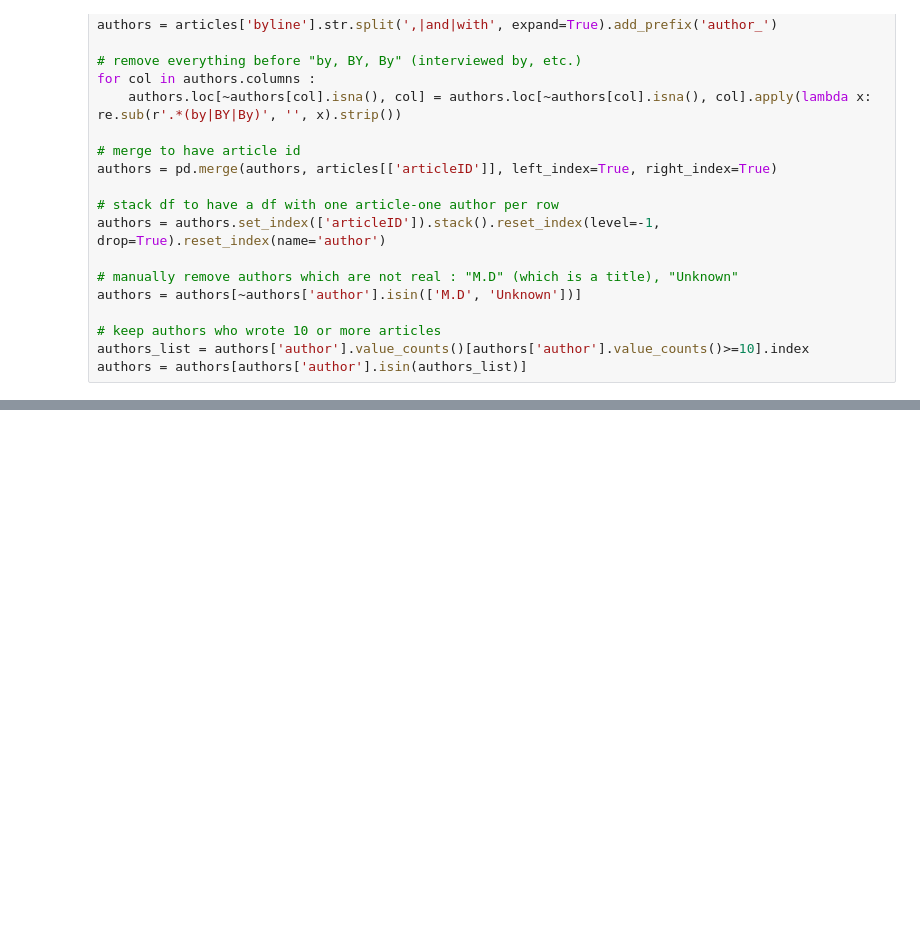
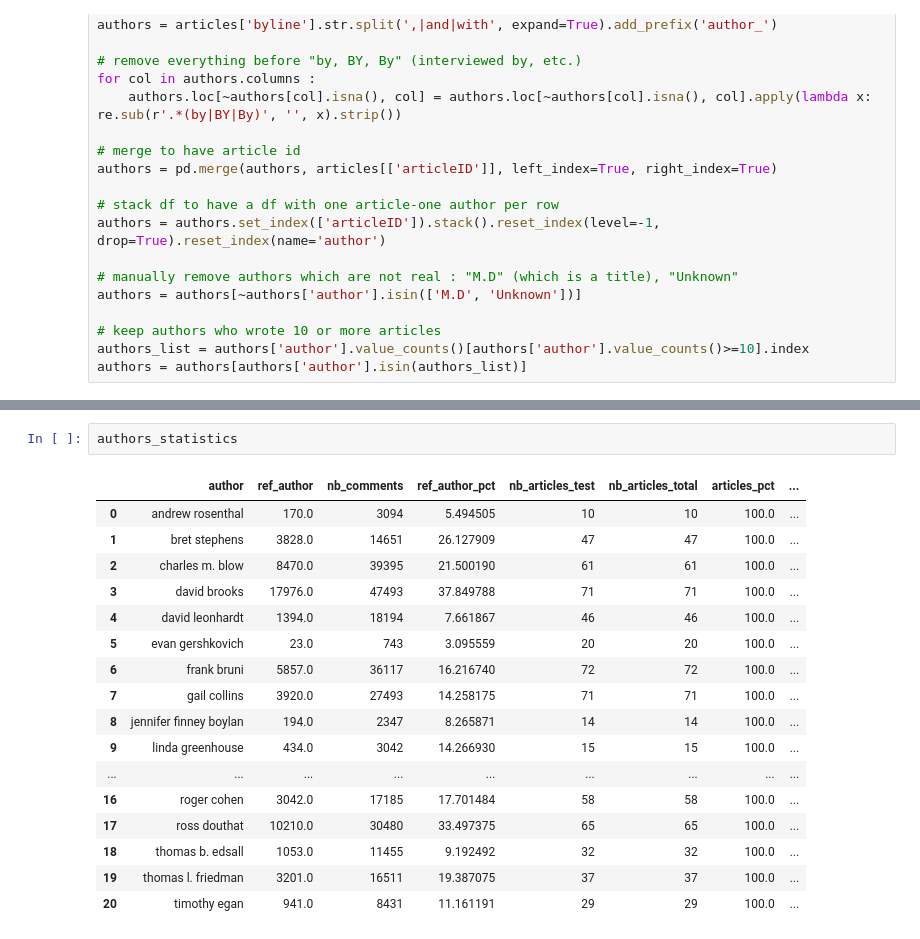
Before and after one commit to Naila-elh/NLP_NYT_comments, a Jupyter notebook: 1-clean-data.ipynb, the cells around one changed output, grey strips where cells are left out. Cells and saved outputs as stored; diff of their text form; blank space fills up the shorter version.

```diff
--- a/1-clean-data.ipynb
+++ b/1-clean-data.ipynb
@@ -203,0 +345,20 @@ comments.to_csv(path_to_data+('df_clean.csv'), sep=';')
+# %%
+authors_statistics
+# %% [output]
+|  | author | ref_author | nb_comments | ref_author_pct | nb_articles_test | nb_articles_total | articles_pct | ... |
+| 0 | andrew rosenthal | 170.0 | 3094 | 5.494505 | 10 | 10 | 100.0 | ... |
+| 1 | bret stephens | 3828.0 | 14651 | 26.127909 | 47 | 47 | 100.0 | ... |
+| 2 | charles m. blow | 8470.0 | 39395 | 21.500190 | 61 | 61 | 100.0 | ... |
+| 3 | david brooks | 17976.0 | 47493 | 37.849788 | 71 | 71 | 100.0 | ... |
+| 4 | david leonhardt | 1394.0 | 18194 | 7.661867 | 46 | 46 | 100.0 | ... |
+| 5 | evan gershkovich | 23.0 | 743 | 3.095559 | 20 | 20 | 100.0 | ... |
+| 6 | frank bruni | 5857.0 | 36117 | 16.216740 | 72 | 72 | 100.0 | ... |
+| 7 | gail collins | 3920.0 | 27493 | 14.258175 | 71 | 71 | 100.0 | ... |
+| 8 | jennifer finney boylan | 194.0 | 2347 | 8.265871 | 14 | 14 | 100.0 | ... |
+| 9 | linda greenhouse | 434.0 | 3042 | 14.266930 | 15 | 15 | 100.0 | ... |
+| ... | ... | ... | ... | ... | ... | ... | ... | ... |
+| 16 | roger cohen | 3042.0 | 17185 | 17.701484 | 58 | 58 | 100.0 | ... |
+| 17 | ross douthat | 10210.0 | 30480 | 33.497375 | 65 | 65 | 100.0 | ... |
+| 18 | thomas b. edsall | 1053.0 | 11455 | 9.192492 | 32 | 32 | 100.0 | ... |
+| 19 | thomas l. friedman | 3201.0 | 16511 | 19.387075 | 37 | 37 | 100.0 | ... |
+| 20 | timothy egan | 941.0 | 8431 | 11.161191 | 29 | 29 | 100.0 | ... |
```
Also changed, not shown: parts of 51 cells of this notebook.
